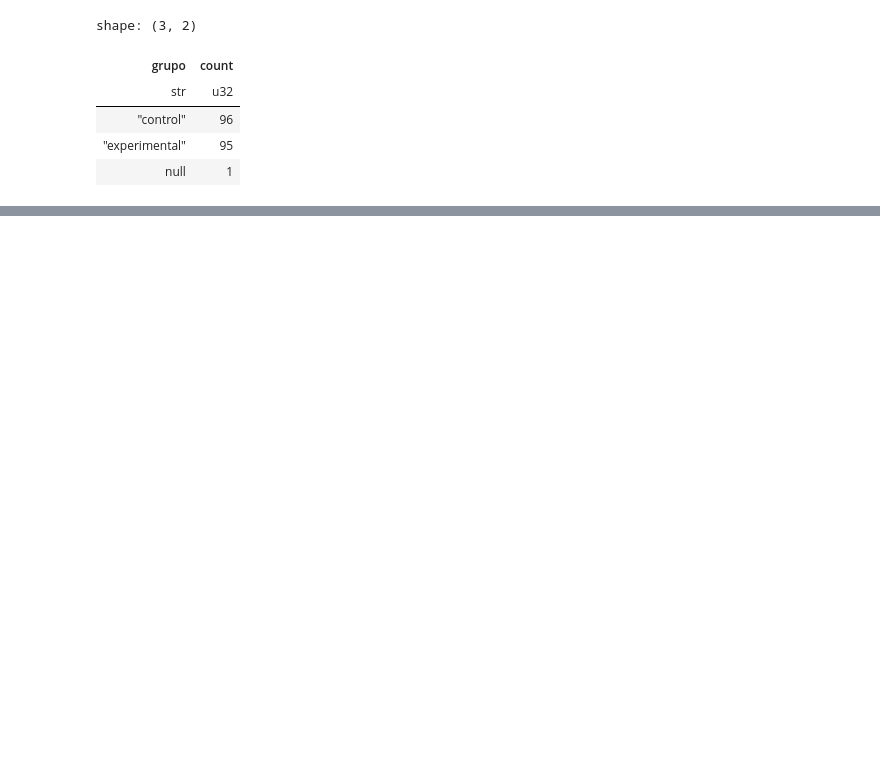
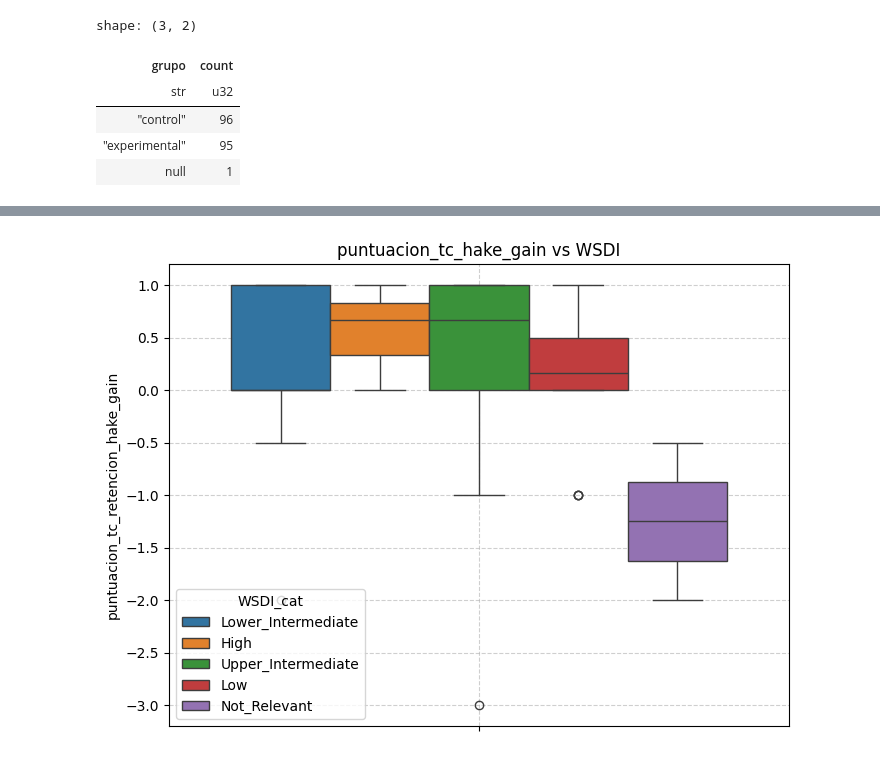
Before and after one commit to IBiDat/va-educational-impact, a Jupyter notebook: src/notebooks/educational_impact/educational_impact_analysis.ipynb, the cells around one changed output, grey strips where cells are left out. Cells and saved outputs as stored; diff of their text form; code cells hidden in the pictures; blank space fills up the shorter version.

```diff
--- a/src/notebooks/educational_impact/educational_impact_analysis.ipynb
+++ b/src/notebooks/educational_impact/educational_impact_analysis.ipynb
@@ -149,0 +225,13 @@ plt.show()
+# %%
+plt.figure(figsize=(8, 6))
+sns.boxplot(
+    data=forms_interactions_df,
+    y='puntuacion_tc_retencion_hake_gain',
+    hue='WSDI_cat',
+)
+
+plt.title("puntuacion_tc_hake_gain vs WSDI")
+plt.grid(True, linestyle='--', alpha=0.6)
+plt.show()
+# %% [output]
+[figure, added]
```
Also changed, not shown: parts of 15 cells of this notebook, 1 other file.
